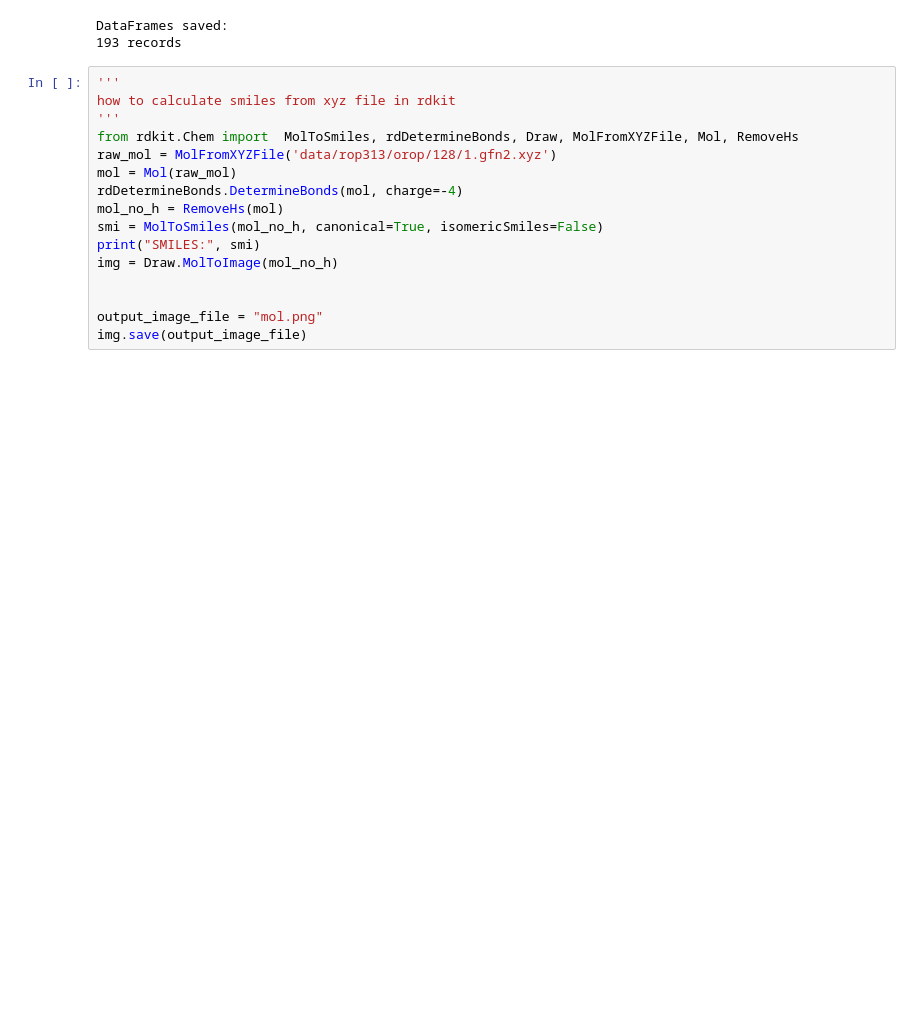
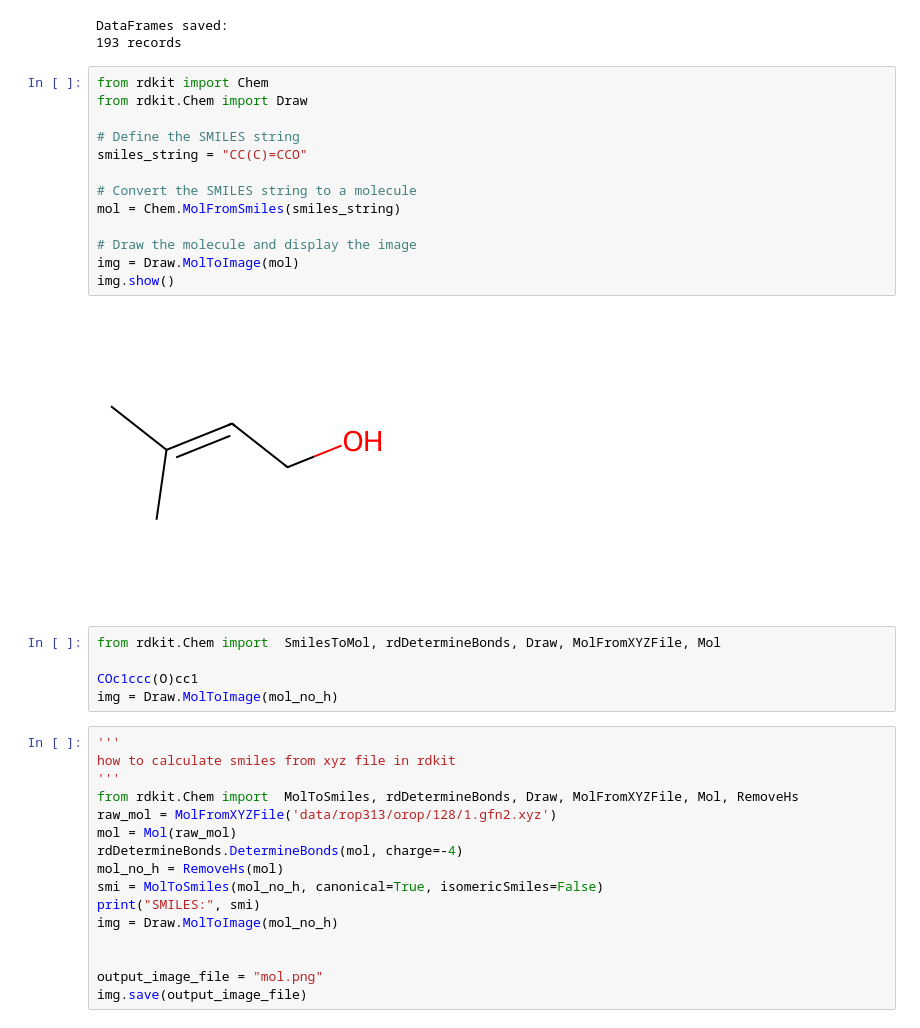
Before and after one commit to igmure/Redox_pred, a Jupyter notebook: dataset.ipynb, the cells around one changed output. Cells and saved outputs as stored; diff of their text form; blank space fills up the shorter version.

```diff
--- a/dataset.ipynb
+++ b/dataset.ipynb
@@ -184,6 +184,26 @@ print(f"{len(df)} records")
 # %% [output]
 DataFrames saved:
 193 records
+# %%
+from rdkit import Chem
+from rdkit.Chem import Draw
+
+# Define the SMILES string
+smiles_string = "CC(C)=CCO"
+
+# Convert the SMILES string to a molecule
+mol = Chem.MolFromSmiles(smiles_string)
+
+# Draw the molecule and display the image
+img = Draw.MolToImage(mol)
+img.show()
+# %% [output]
+[figure, added]
+# %%
+from rdkit.Chem import  SmilesToMol, rdDetermineBonds, Draw, MolFromXYZFile, Mol
+
+COc1ccc(O)cc1
+img = Draw.MolToImage(mol_no_h)
 # %%
 '''
 how to calculate smiles from xyz file in rdkit
```
Also changed, not shown: parts of 2 cells of this notebook, 3 other files.
